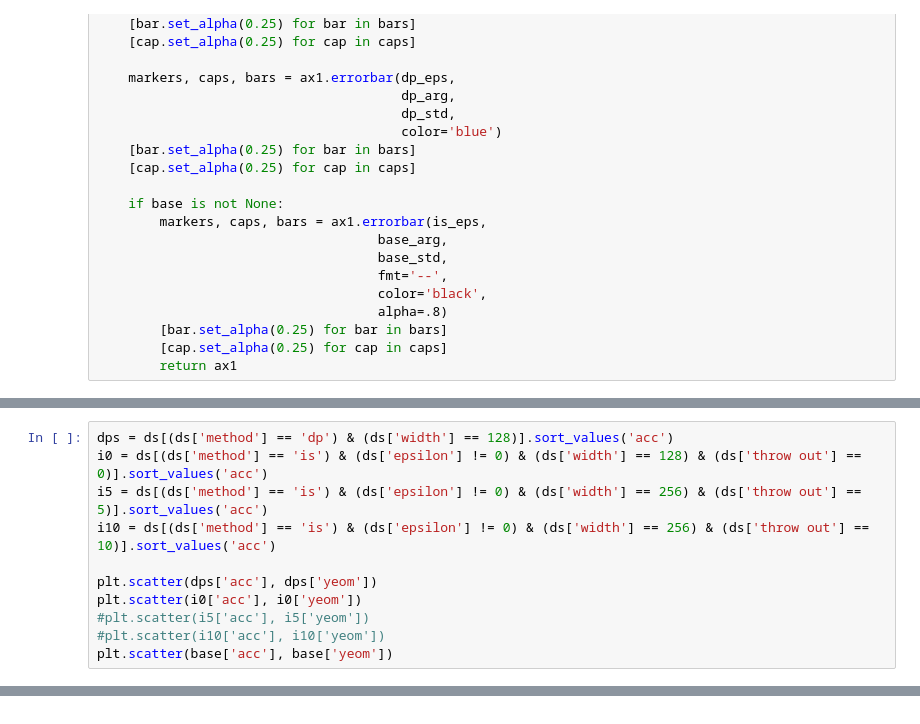
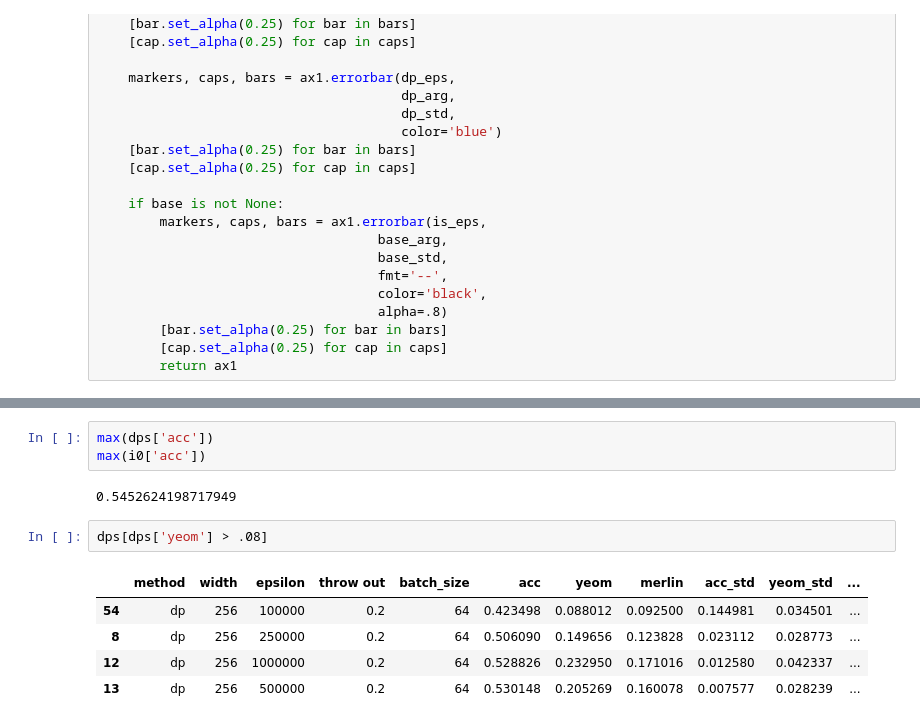
Before and after one commit to twosixlabs/csl, a Jupyter notebook: experiments/immediate_sensitivity/tex_mult_analysis.ipynb, the cells around one changed output, grey strips where cells are left out. Drawn from its saved outputs; the diff is of its cells as text.

```diff
--- a/experiments/immediate_sensitivity/tex_mult_analysis.ipynb
+++ b/experiments/immediate_sensitivity/tex_mult_analysis.ipynb
@@ -195,11 +239,0 @@ x2 = plot_against_eps(iss, dps,'yeom', base=base, title='Advantage', ax1=ax2)
-# %%
-dps = ds[(ds['method'] == 'dp') & (ds['width'] == 128)].sort_values('acc')
-i0 = ds[(ds['method'] == 'is') & (ds['epsilon'] != 0) & (ds['width'] == 128) & (ds['throw out'] == 0)].sort_values('acc')
-i5 = ds[(ds['method'] == 'is') & (ds['epsilon'] != 0) & (ds['width'] == 256) & (ds['throw out'] == 5)].sort_values('acc')
-i10 = ds[(ds['method'] == 'is') & (ds['epsilon'] != 0) & (ds['width'] == 256) & (ds['throw out'] == 10)].sort_values('acc')
-
-plt.scatter(dps['acc'], dps['yeom'])
-plt.scatter(i0['acc'], i0['yeom'])
-#plt.scatter(i5['acc'], i5['yeom'])
-#plt.scatter(i10['acc'], i10['yeom'])
-plt.scatter(base['acc'], base['yeom'])
@@ -208,0 +240,13 @@ plt.scatter(base['acc'], base['yeom'])
+# %%
+max(dps['acc'])
+max(i0['acc'])
+# %% [output]
+0.5452624198717949
+# %%
+dps[dps['yeom'] > .08]
+# %% [output]
+|  | method | width | epsilon | throw out | batch_size | acc | yeom | merlin | acc_std | yeom_std | ... |
+| 54 | dp | 256 | 100000 | 0.2 | 64 | 0.423498 | 0.088012 | 0.092500 | 0.144981 | 0.034501 | ... |
+| 8 | dp | 256 | 250000 | 0.2 | 64 | 0.506090 | 0.149656 | 0.123828 | 0.023112 | 0.028773 | ... |
+| 12 | dp | 256 | 1000000 | 0.2 | 64 | 0.528826 | 0.232950 | 0.171016 | 0.012580 | 0.042337 | ... |
+| 13 | dp | 256 | 500000 | 0.2 | 64 | 0.530148 | 0.205269 | 0.160078 | 0.007577 | 0.028239 | ... |
```
Also changed, not shown: parts of 8 cells of this notebook, 16 other files.
